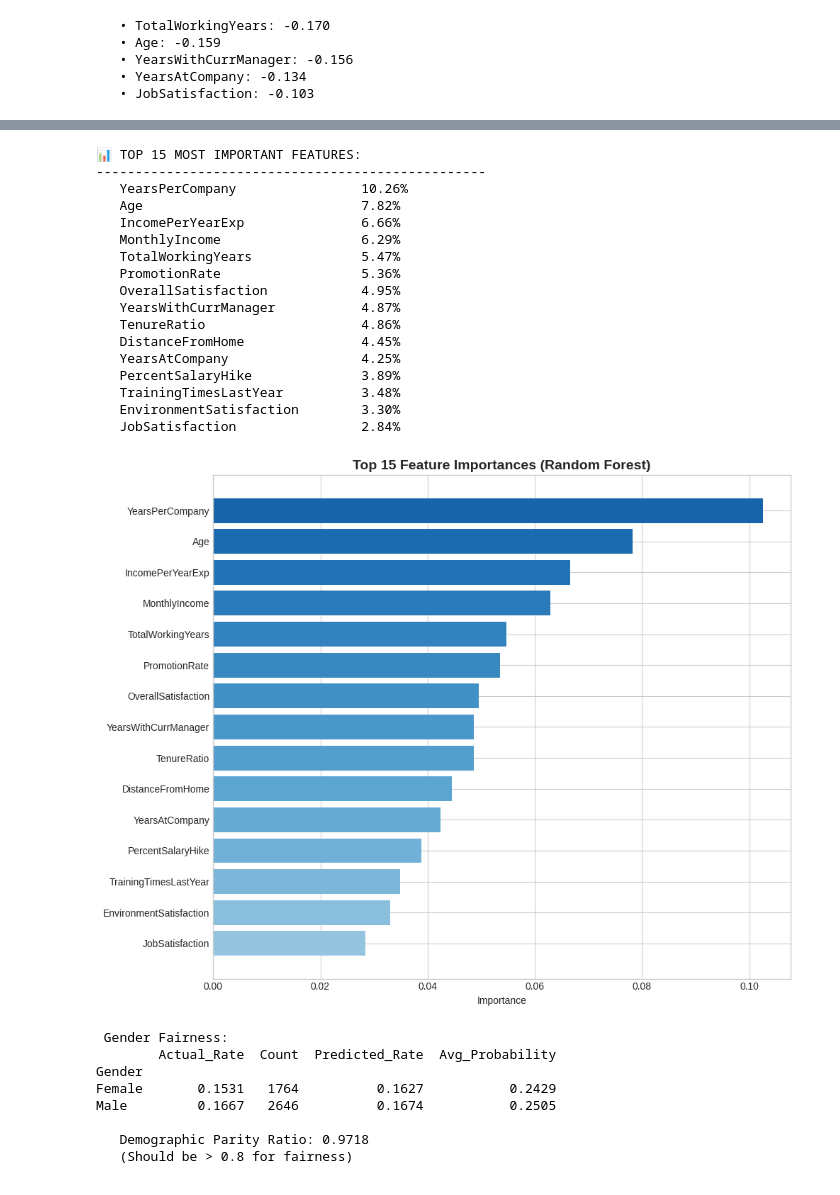
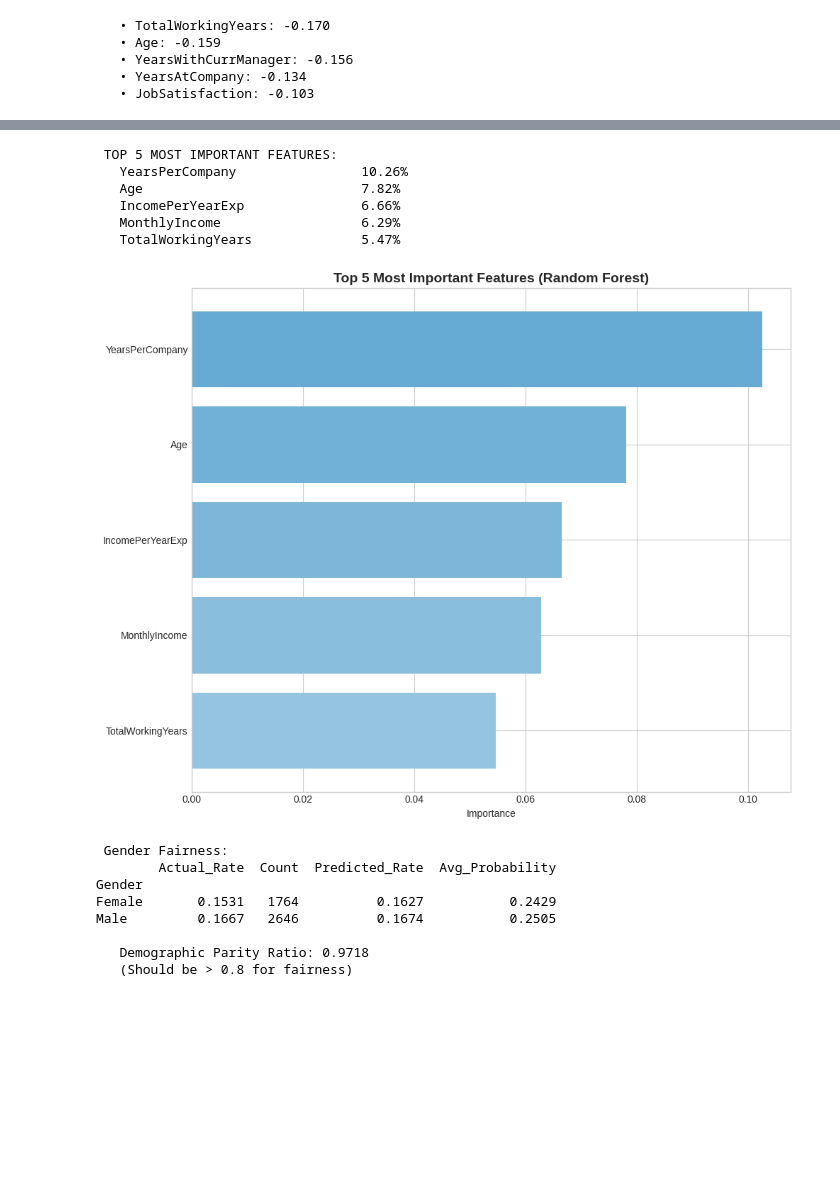
Before and after one commit to giandlr/Gian_dela_Rama_Capstone, a Jupyter notebook: notebooks/Gian_dela_Rama_Capstone.ipynb, the cells around one changed output, grey strips where cells are left out. Cells and saved outputs as stored; diff of their text form; code cells hidden in the pictures; blank space fills up the shorter version.

```diff
--- a/notebooks/Gian_dela_Rama_Capstone.ipynb
+++ b/notebooks/Gian_dela_Rama_Capstone.ipynb
@@ -347,7 +347,6 @@ models = {
     'Decision Tree': DecisionTreeClassifier(class_weight='balanced', max_depth=10, random_state=42),
     'Random Forest': RandomForestClassifier(n_estimators=100, max_depth=10, class_weight='balanced', random_state=42),
     'Gradient Boosting': GradientBoostingClassifier(n_estimators=100, max_depth=5, random_state=42),
-    'SVM (RBF)': SVC(kernel='rbf', class_weight='balanced', probability=True, random_state=42),
     'K-Nearest Neighbors': KNeighborsClassifier(n_neighbors=5)
 }
 print(f"   Models to compare: {len(models)}")
@@ -358,7 +357,7 @@ results = []
 for name, model in models.items():
     print(f"   {name}...", end=" ")
 
-    if name in ['Logistic Regression', 'SVM (RBF)', 'K-Nearest Neighbors']:
+    if name in ['Logistic Regression', 'K-Nearest Neighbors']:
         X_tr, X_te = X_train_scaled, X_test_scaled
     else:
         X_tr, X_te = X_train.values, X_test.values
@@ -391,7 +390,7 @@ fig, axes = plt.subplots(1, 2, figsize=(14, 5))
 
 # ROC curves
 for name, model in models.items():
-    if name in ['Logistic Regression', 'SVM (RBF)', 'K-Nearest Neighbors']:
+    if name in ['Logistic Regression', 'K-Nearest Neighbors']:
         X_te = X_test_scaled
     else:
         X_te = X_test.values
@@ -408,7 +407,7 @@ axes[0].set_title('ROC Curves', fontweight='bold')
 axes[0].legend(loc='lower right', fontsize=8)
 
 # Confusion matrix for best model
-if best_model_name in ['Logistic Regression', 'SVM (RBF)', 'K-Nearest Neighbors']:
+if best_model_name in ['Logistic Regression', 'K-Nearest Neighbors']:
     y_pred_best = best_model.predict(X_test_scaled)
 else:
     y_pred_best = best_model.predict(X_test.values)
@@ -441,46 +438,35 @@ plt.show()
 # %%
 # SECTION 8: FEATURE IMPORTANCE
 
 # Get feature importance from Random Forest
 rf_model = models['Random Forest']
 importance = pd.DataFrame({
     'Feature': feature_cols,
     'Importance': rf_model.feature_importances_
 }).sort_values('Importance', ascending=False)
 
-print("\n📊 TOP 15 MOST IMPORTANT FEATURES:")
-print("-" * 50)
-for idx, row in importance.head(15).iterrows():
+print("\n TOP 5 MOST IMPORTANT FEATURES:")
+
+for idx, row in importance.head(5).iterrows():
     print(f"   {row['Feature']:30} {row['Importance']*100:.2f}%")
 
 # Visualize
 fig, ax = plt.subplots(figsize=(10, 8))
-top_15 = importance.head(15).sort_values('Importance')
+top_5 = importance.head(5).sort_values('Importance')
 colors = plt.cm.Blues(np.linspace(0.4, 0.8, 15))
-ax.barh(top_15['Feature'], top_15['Importance'], color=colors)
+ax.barh(top_5['Feature'], top_5['Importance'], color=colors)
 ax.set_xlabel('Importance')
-ax.set_title('Top 15 Feature Importances (Random Forest)', fontsize=14, fontweight='bold')
+ax.set_title('Top 5 Most Important Features (Random Forest)', fontsize=14, fontweight='bold')
 plt.tight_layout()
 plt.show()
 # %% [output]
-📊 TOP 15 MOST IMPORTANT FEATURES:
---------------------------------------------------
+ TOP 5 MOST IMPORTANT FEATURES:
    YearsPerCompany                10.26%
    Age                            7.82%
    IncomePerYearExp               6.66%
    MonthlyIncome                  6.29%
    TotalWorkingYears              5.47%
-   PromotionRate                  5.36%
-   OverallSatisfaction            4.95%
-   YearsWithCurrManager           4.87%
-   TenureRatio                    4.86%
-   DistanceFromHome               4.45%
-   YearsAtCompany                 4.25%
-   PercentSalaryHike              3.89%
-   TrainingTimesLastYear          3.48%
-   EnvironmentSatisfaction        3.30%
-   JobSatisfaction                2.84%
-[figure, old version]
+[figure, new version]
 # %%
 # SECTION 9A: BIAS & FAIRNESS ANALYSIS
 
```
Also changed, not shown: parts of 6 cells of this notebook.
